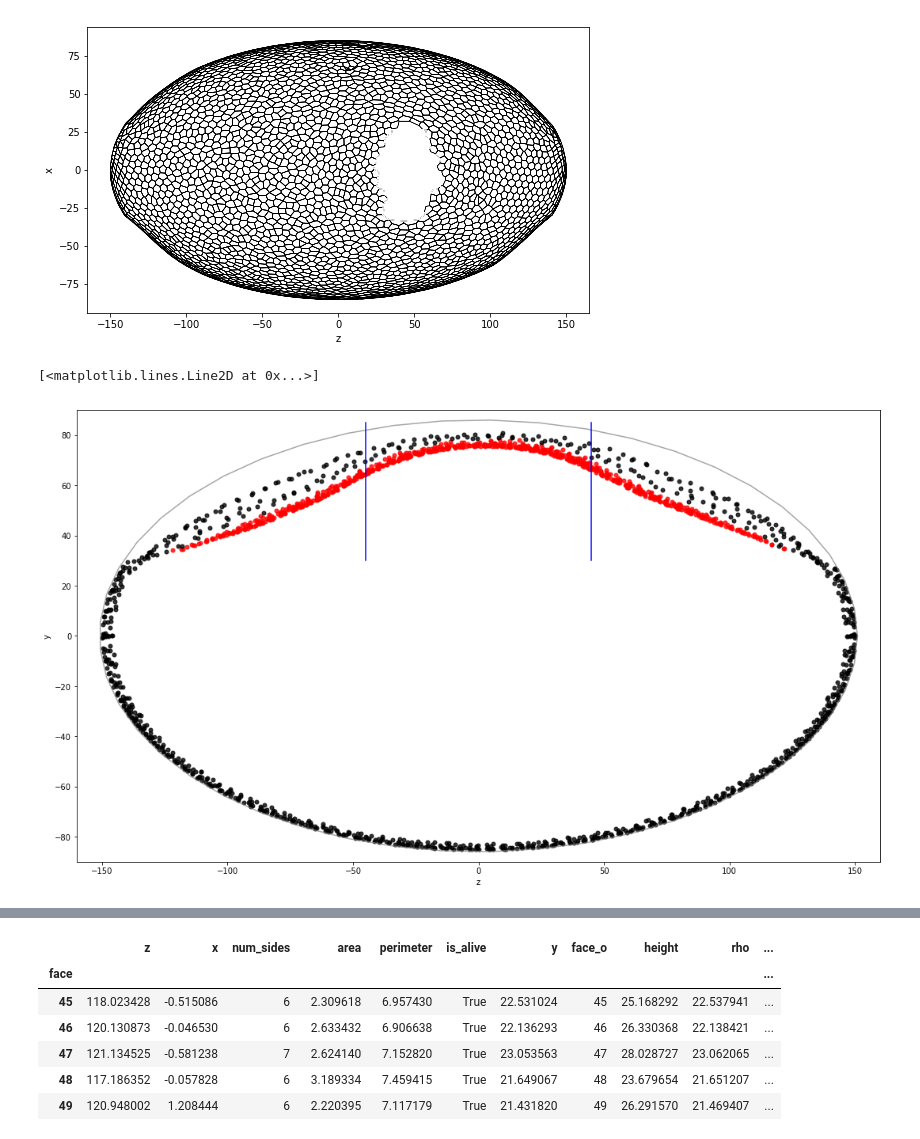
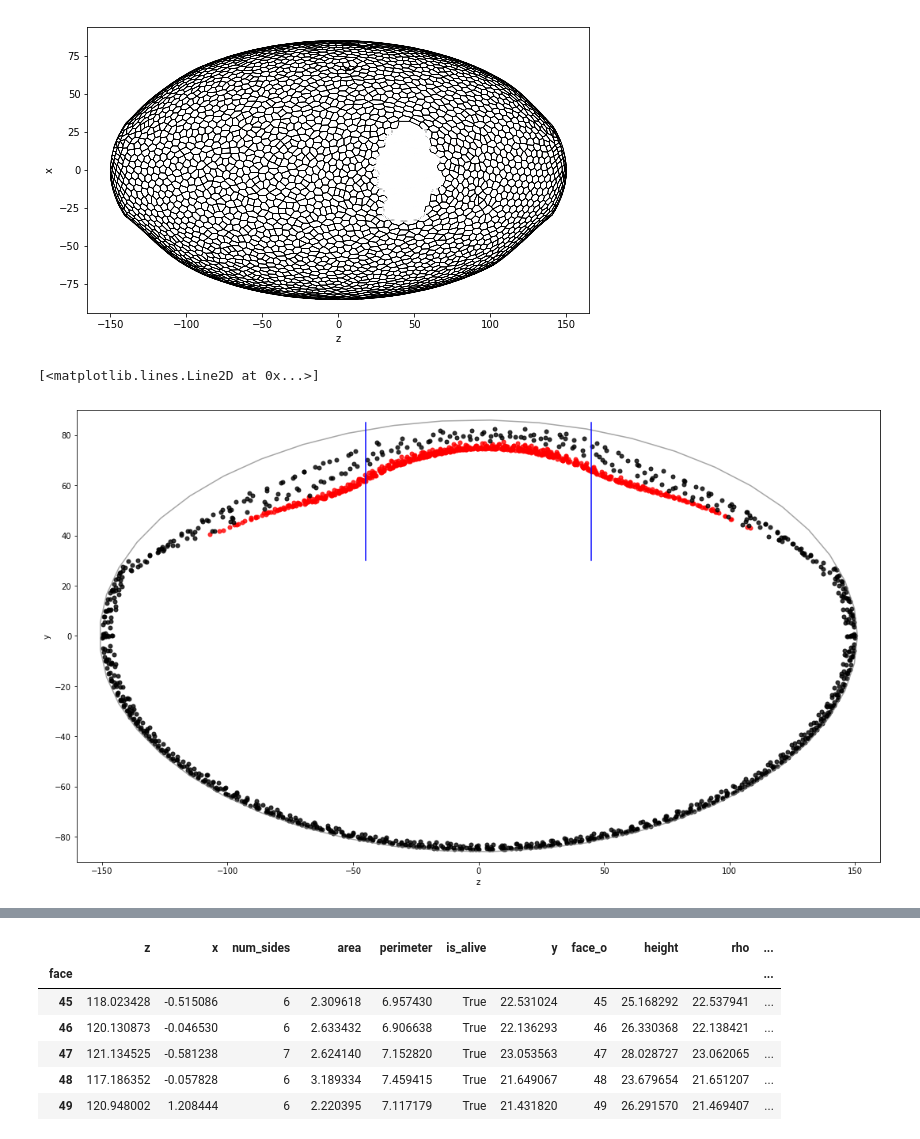
Before and after one commit to suzannelab/invagination, a Jupyter notebook: notebooks/EmbryoExaminer.ipynb, the cells around one changed output, grey strips where cells are left out. Drawn from its saved outputs; the diff is of its cells as text; code cells hidden in the pictures.

```diff
--- a/notebooks/EmbryoExaminer.ipynb
+++ b/notebooks/EmbryoExaminer.ipynb
@@ -91,40 +58,3 @@ face
 Name: is_mesoderm, dtype: bool
 # %% [markdown]
 ## 3D view
-# %%
-#plt.hist(sheet.face_df[sheet.face_df.is_mesoderm]['contractility'])
-#model.energy()
-#sheet.face_df[sheet.face_df.is_mesoderm]['contractility'].mean()
-id_cell = 4964
-l_contra=[]
-for i in range (0, 10):
-    current = 'invagination_000'+str(i)+'.hf5'
-    ipv.clear()
-    ipv.style.use('dark')
-
-
-    dsets = hdf5.load_datasets(os.path.join(dirname, current),
-                                   data_names=['vert', 'edge', 'face', 'cell'])
-
-    specs = config.geometry.cylindrical_sheet()
-    sheet = Sheet('ellipse', dsets, specs)
-    fig, ax = plt.subplots()
-    ax.hist(sheet.face_df[sheet.face_df.is_mesoderm]['contractility'])
-    ax.set_xlabel(i)
-    l_contra.append(sheet.face_df.loc[id_cell, 'contractility'])
-
-for i in range (10, 50):
-    current = 'invagination_00'+str(i)+'.hf5'
-    ipv.clear()
-    ipv.style.use('dark')
-
-
-    dsets = hdf5.load_datasets(os.path.join(dirname, current),
-                                   data_names=['vert', 'edge', 'face', 'cell'])
-
-    specs = config.geometry.cylindrical_sheet()
-    sheet = Sheet('ellipse', dsets, specs)
-    fig, ax = plt.subplots()
-    ax.hist(sheet.face_df[sheet.face_df.is_mesoderm]['contractility'])
-    ax.set_xlabel(i)
-    l_contra.append(sheet.face_df.loc[id_cell, 'contractility'])
@@ -429,10 +353,10 @@ fig.savefig('../post_ablation.png', dpi = 300)
 [figure]
 # %%
 import matplotlib.gridspec as gridspec
-#SIM_DIR = Path('/home/admin-suz/Documents/Simulations/Surface_tension/2018-11-15/')
-SIM_DIR = Path('/media/admin-suz/Sophie/2018/Papiers-EMT-Melanie/datas/2018-09-07_TEST1/')
-dirname = SIM_DIR/'1.08_contractility_5_critical_area_30_radialtension_0/'
-sheet = open_sheet(dirname, 50)
+SIM_DIR = Path('/home/admin-suz/Documents/Simulations/Ablations/2018-12-07_TEST1_AblatedProbability')
+#SIM_DIR = Path('/media/admin-suz/Sophie/2018/Papiers-EMT-Melanie/datas/2018-09-07_TEST1/')
+dirname = SIM_DIR/'1.08_contractility_5_critical_area_30_radialtension_1/'
+sheet = open_sheet(dirname, 30)
 sheet_mesoderm = sheet.extract('is_mesoderm')
 
 sheet_mesoderm = sheet.face_df[(sheet.face_df['contractility']!=0) &
@@ -498,34 +422,34 @@ res=(sheet.edge_df[(sheet.edge_df.srce.isin(sheet.vert_df[sheet.vert_df.radial_t
                            (sheet.edge_df.trgt.isin(sheet.vert_df[sheet.vert_df.radial_tension==0].index))])
 for f in res.face.unique() :
     if len(res[res.face==f]) == 1:
         res= res.drop(res[res.face==f].index)
 sheet_no_force = sheet.face_df[(sheet.face_df.index.isin(res.face.unique())) & sheet.face_df.is_mesoderm == True]
 scatter_specs2 = {'alpha': 1,
                  'ms': 5.5,
                  'color': 'orange'}
 ax.plot(sheet_no_force[u],
         sheet_no_force[v],
         'o', **scatter_specs2)"""
 
 ax.set_ylim(-90,90)
 ax.set_xlim(-160,160)
 
 ax.set_xlabel(u)
 ax.set_ylabel(v)
 
 a = 86
 c = 151
 thetas = np.linspace(0, 2 * np.pi)
 ax.plot(c * np.cos(thetas), a * np.sin(thetas), color='grey', alpha=0.7)
 
 #ax.plot((-45,45), (30,30), color="blue")
 ax.plot((-45,-45), (30,85), color= "blue")
 ax.plot((45,45), (30,85), color='blue')
 
 #plt.savefig('../TEST5_simul_15_coupe_50.png', dpi = 300)
 # %% [output]
 [<matplotlib.lines.Line2D at 0x...>]
-[figure, old version]
+[figure, new version]
 # %%
 import matplotlib.gridspec as gridspec
 #SIM_DIR = Path('/media/admin-suz/Sophie/2018/Papiers-EMT-Melanie/datas/Simulations/Ablations/2018-09-08_TEST3/')
```
Also changed, not shown: parts of 11 cells of this notebook, 17 other files.
